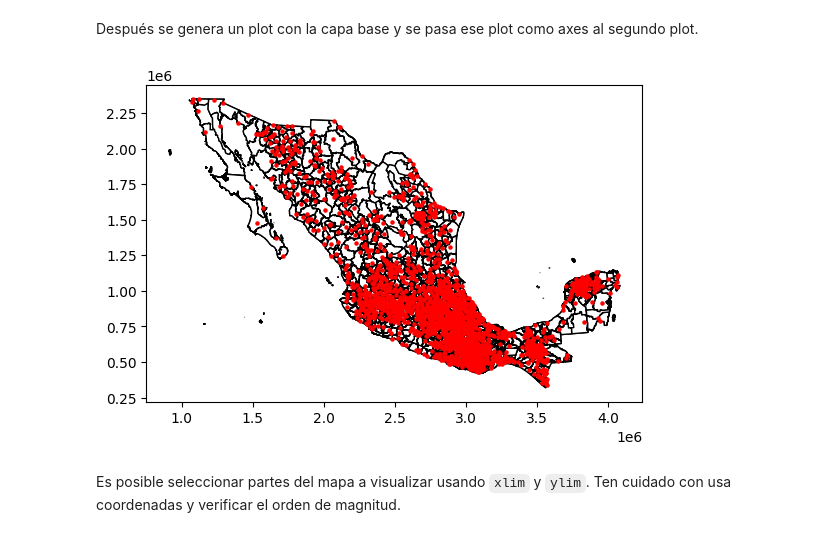
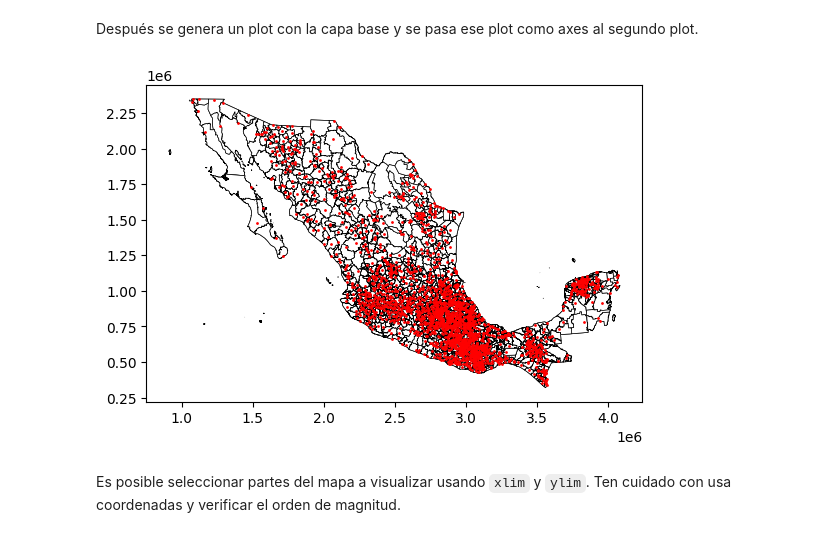
Before and after one commit to mar-esther23/CursoPandas2023, a Jupyter notebook: CP9_Mapas.ipynb, the cells around one changed output. Drawn from its saved outputs; the diff is of its cells as text; code cells hidden in the pictures.

```diff
--- a/CP9_Mapas.ipynb
+++ b/CP9_Mapas.ipynb
@@ -182,9 +199,7 @@ Una cosa que es importante notar es si el sistema de coordenadas es equivalente.
 **Nota**
 # %%
 cat_mun = gpd.GeoDataFrame(cat_mun,
-                           geometry=gpd.points_from_xy(
-                                cat_mun['LON_DECIMAL'],
-                                cat_mun['LAT_DECIMAL'])
+                           geometry=gpd.points_from_xy( cat_mun['LON_DECIMAL'], cat_mun['LAT_DECIMAL'])
                           )
 cat_mun = cat_mun.set_crs("EPSG:4326")
 cat_mun[['LAT_DECIMAL', 'LON_DECIMAL', 'geometry']]
@@ -251,11 +267,11 @@ cat_mun = cat_mun.to_crs(mg_mun.crs)
 # %% [markdown]
 Después se genera un plot con la capa base y se pasa ese plot como axes al segundo plot.
 # %%
-base = mg_mun.plot(color='white', edgecolor='black')
-cat_mun.plot(ax=base, marker='o', color='red', markersize=5)
+base = mg_mun.plot(color='white', edgecolor='black', linewidth=0.5)
+cat_mun.plot(ax=base, color='red', markersize=1)
 plt.show()
 # %% [output]
-[figure, old version]
+[figure, new version]
 # %% [markdown]
 Es posible seleccionar partes del mapa a visualizar usando `xlim` y `ylim`. Ten cuidado con usa coordenadas y verificar el orden de magnitud.
 # %%
```
Also changed, not shown: parts of 7 cells of this notebook.
